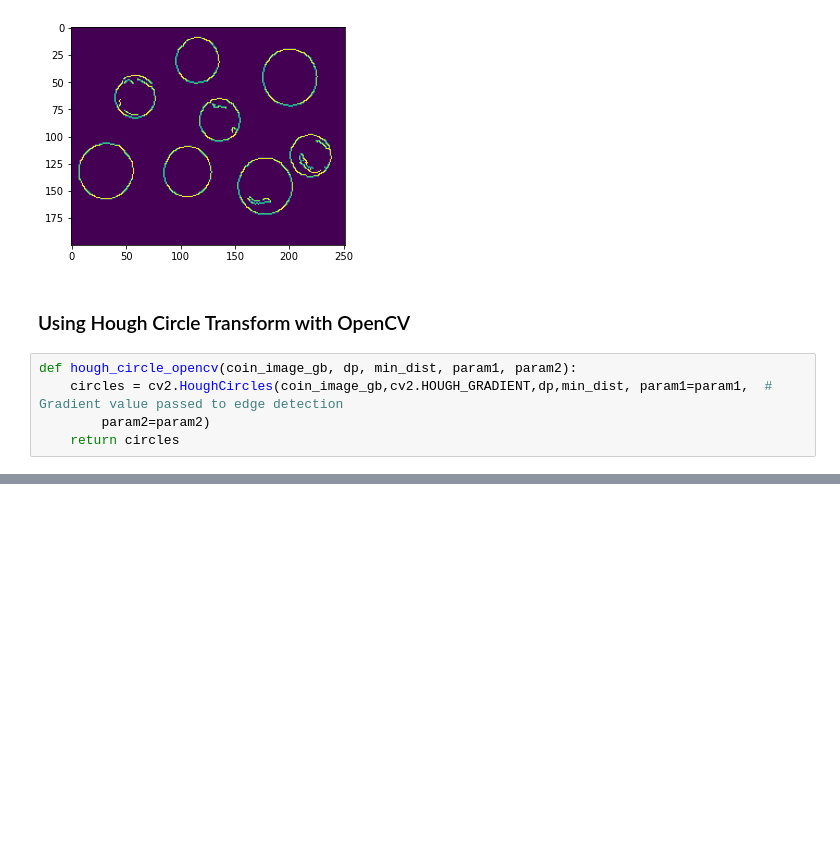
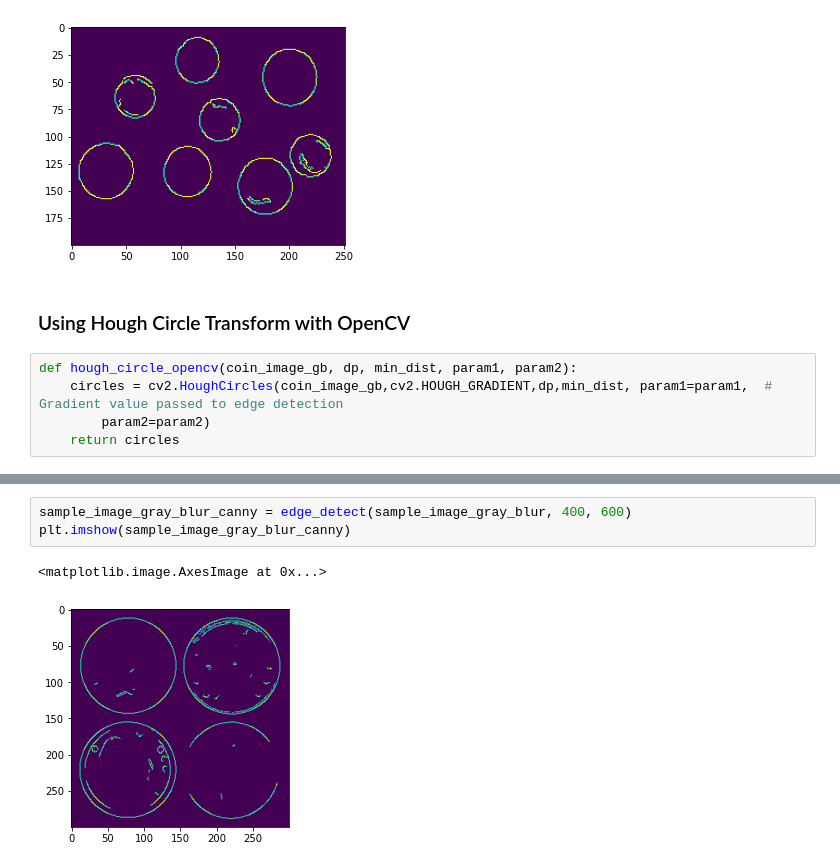
Before and after one commit to karank85/count-coins, a Jupyter notebook: main.ipynb, the cells around one changed output, grey strips where cells are left out. Drawn from its saved outputs; the diff is of its cells as text; blank space fills up the shorter version.

```diff
--- a/main.ipynb
+++ b/main.ipynb
@@ -68,0 +87,6 @@ plt.imshow(coins)
+# %%
+sample_image_gray_blur_canny = edge_detect(sample_image_gray_blur, 400, 600)
+plt.imshow(sample_image_gray_blur_canny)
+# %% [output]
+<matplotlib.image.AxesImage at 0x...>
+[figure, added]
```
Also changed, not shown: parts of 10 cells of this notebook, 1 other file.
